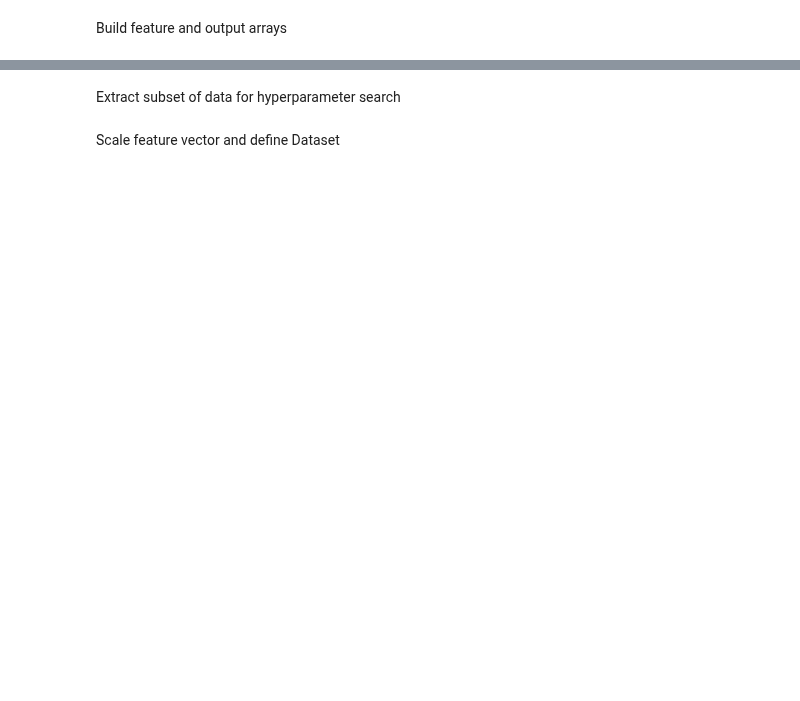
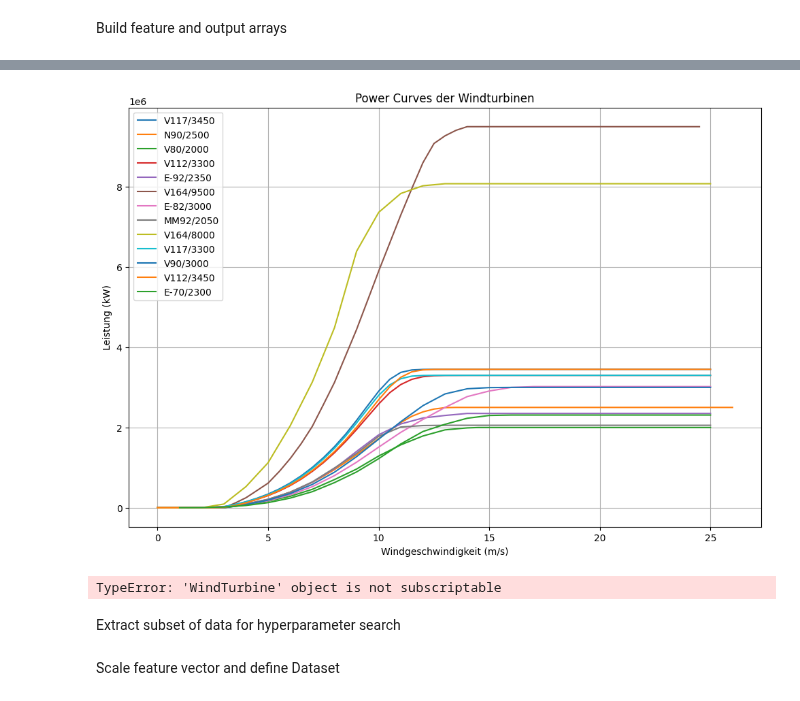
Before and after one commit to el-gif/Webapp, a Jupyter notebook: MLP.ipynb, the cells around one changed output, grey strips where cells are left out. Drawn from its saved outputs; the diff is of its cells as text; code cells hidden in the pictures; blank space fills up the shorter version.

Commit message:
specific power curves

```diff
--- a/MLP.ipynb
+++ b/MLP.ipynb
@@ -24,6 +24,13 @@ for wpp in WPP_production_wind:
     all_capacities.append(wpp["Capacity"])
     all_commissioning_dates.append(wpp["Commission_date"] if wpp["Commission_date"] != "nan" else "2015/06")
     all_production_data.append(wpp["Production"])
+
+# NaN-Werte in Turbinentypen durch eindeutige Namen ersetzen
+nan_counter = 1
+for idx, turbine in enumerate(all_turbine_types):
+    if pd.isna(turbine):
+        all_turbine_types[idx] = f"nan{nan_counter}"
+        nan_counter += 1
 
 # One-Hot-Encoding für Turbinentypen
 encoder = OneHotEncoder(sparse_output=False)
@@ -83,3 +150,60 @@ output_raw = np.round(output, decimals=2)
+# %%
+from windpowerlib import WindTurbine
+from windpowerlib import data as wt
+import pandas as pd
+import matplotlib.pyplot as plt
+
+# Annahme: turbine_types_set ist bereits definiert und enthält die zu prüfenden Turbinen-Typen
+turbine_types_set = set(all_turbine_types)
+
+# Ersetze Typen im turbine_types_set, die mit 'E' beginnen, durch 'E-'
+turbine_types_set = {f"E-{turbine[1:]}" if turbine.startswith("E") and not turbine.startswith("E-") else turbine
+                     for turbine in turbine_types_set}
+
+# Turbinendaten abrufen
+turbine_data = wt.get_turbine_types(print_out=False)
+
+# Liste zum Speichern der erstellten WindTurbine-Objekte
+wind_turbines = []
+
+# Schleife über alle Turbinentypen im Set
+for turbine_type in turbine_types_set:
+    # Prüfen, ob der Turbinentyp in den Daten existiert
+    if turbine_type in turbine_data['turbine_type'].values:
+
+        hub_height = 100  # Nabenhöhe irrelevant für power curve
+
+        # Definition des WindTurbine-Dictionaries
+        turbine_dict = {
+            'turbine_type': turbine_type,
+            'hub_height': hub_height
+        }
+
+        # Dynamische Erstellung des WindTurbine-Objekts
+        wind_turbine = WindTurbine(**turbine_dict)
+
+        # Hinzufügen zur Liste
+        wind_turbines.append(wind_turbine)
+
+# Plot der Power Curves
+plt.figure(figsize=(12, 8))
+for turbine in wind_turbines:
+    if turbine.power_curve is not None:
+        plt.plot(turbine.power_curve['wind_speed'] / turbine, turbine.power_curve['value'],
+                 label=turbine.turbine_type)
+
+plt.xlabel('Windgeschwindigkeit (m/s)')
+plt.ylabel('Leistung (kW)')
+plt.title('Power Curves der Windturbinen')
+plt.legend()
+plt.grid(True)
+plt.show()
+# %% [output]
+[figure, added]
+# %%
+print(wind_turbines[3]['nominal power'])
+# %% [output]
+TypeError: 'WindTurbine' object is not subscriptable
 # %% [markdown]
 Extract subset of data for hyperparameter search
 # %%
```
Also changed, not shown: parts of 8 cells of this notebook, 2 other files.
